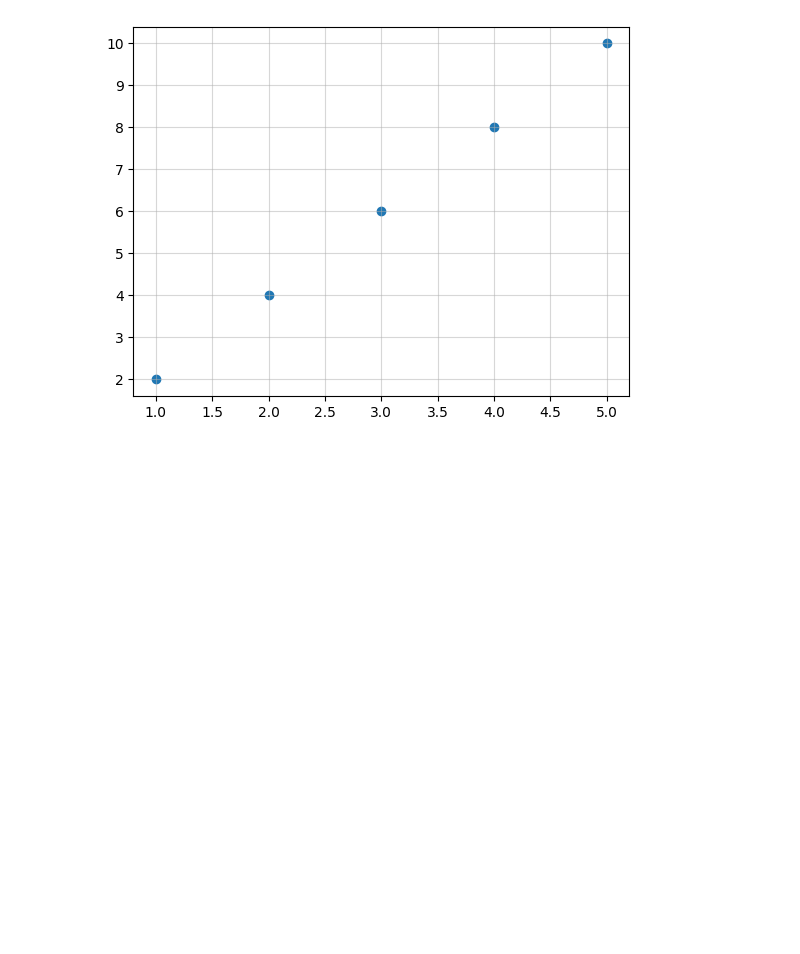
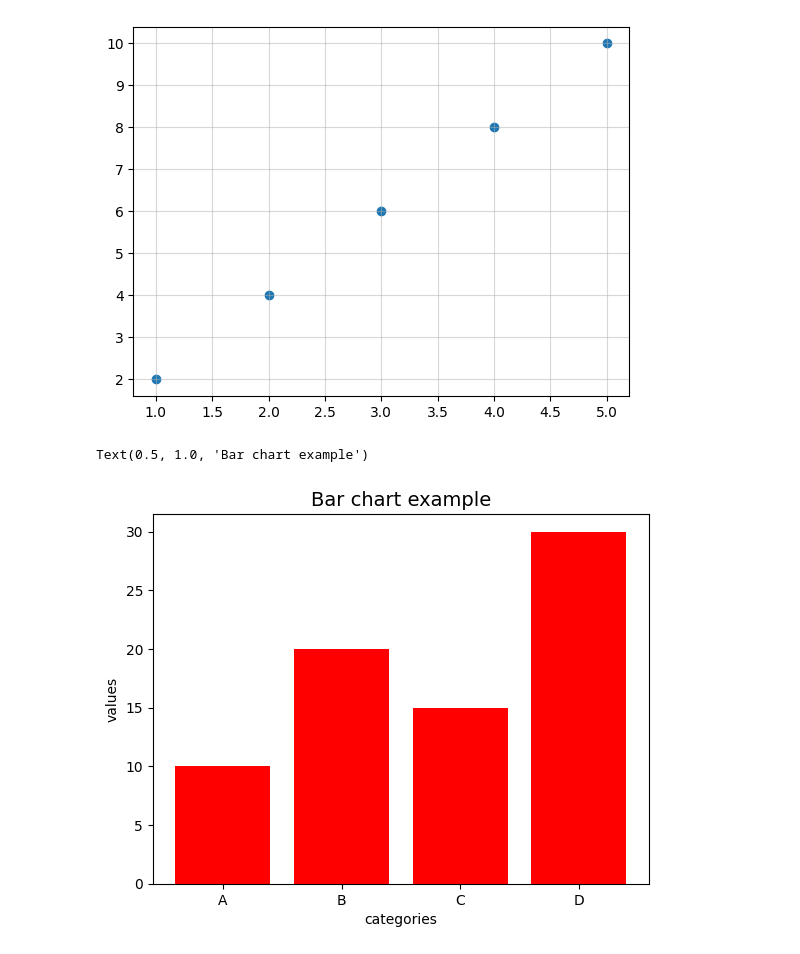
Before and after one commit to Misbahuddin111/Data-visualization, a Jupyter notebook: 22 practice.ipynb, the cells around one changed output. Saved outputs shown, nothing was run; the diff lists cells and outputs as text; code cells hidden in the pictures; blank space fills up the shorter version.

Commit message:
data visualization

```diff
--- a/22 practice.ipynb
+++ b/22 practice.ipynb
@@ -58,3 +58,14 @@ plt.scatter(x,y)
 plt.grid(alpha=0.5)
 # %% [output]
 [figure]
+# %%
+# Data
+categories = ['A', 'B', 'C', 'D']
+values = [10, 20, 15, 30]
+plt.bar(categories,values,color='red')
+plt.xlabel('categories')
+plt.ylabel('values')
+plt.title('Bar chart example',fontsize=14)
+# %% [output]
+Text(0.5, 1.0, 'Bar chart example')
+[figure, added]
```
Also changed, not shown: parts of 1 cell of this notebook.
